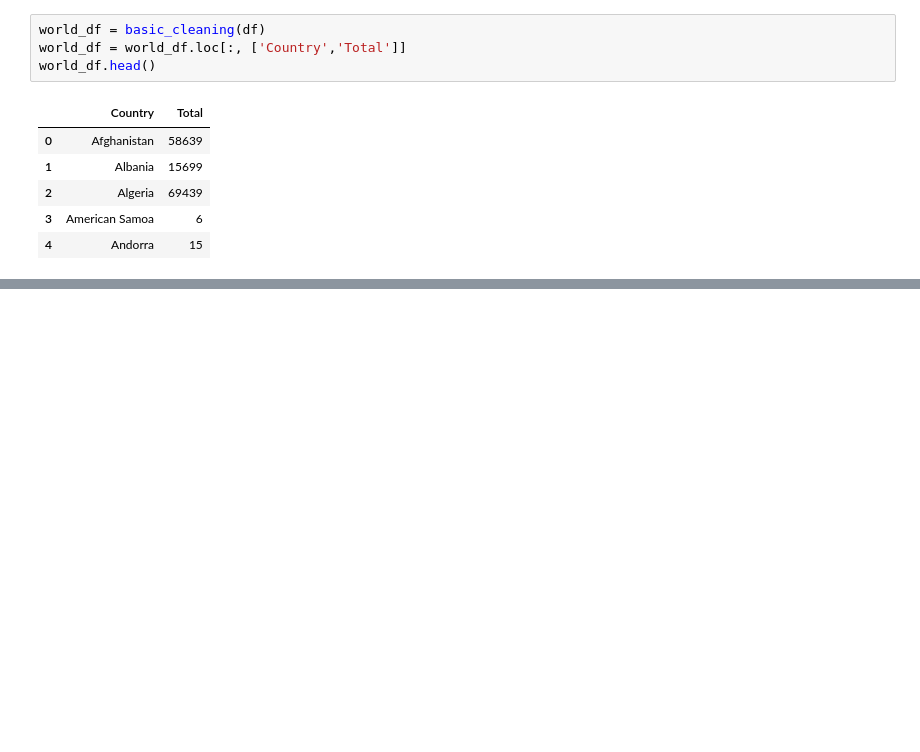
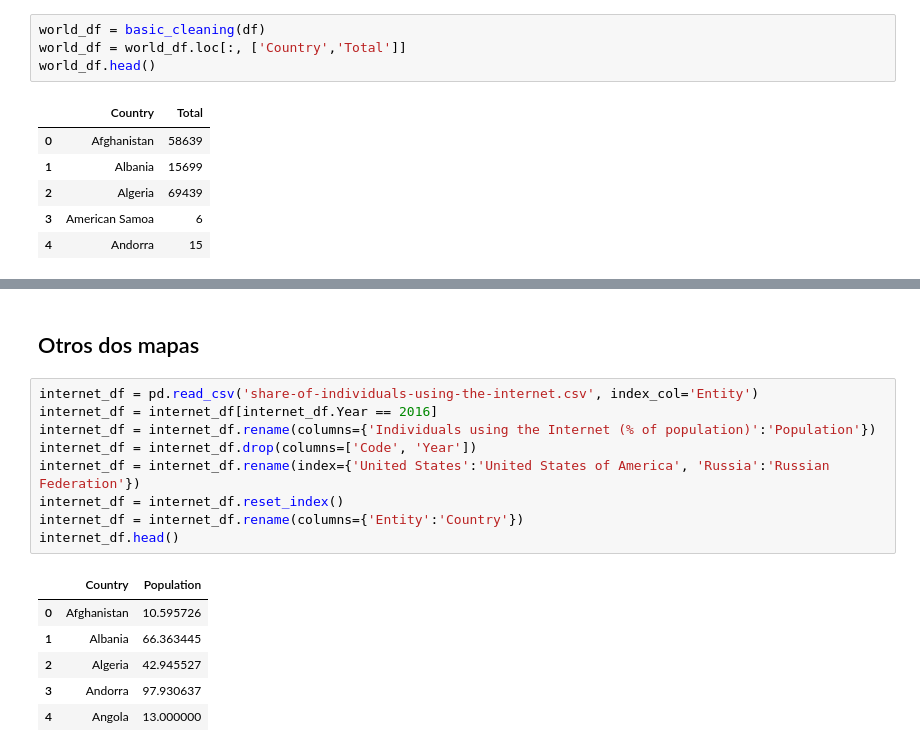
Before and after one commit to nestorivanmo/iimas-data-science, a Jupyter notebook: spring-21/vi/practicas/8-mapas/code.ipynb, the cells around one changed output, grey strips where cells are left out. Drawn from its saved outputs; the diff is of its cells as text; blank space fills up the shorter version.

```diff
--- a/spring-21/vi/practicas/8-mapas/code.ipynb
+++ b/spring-21/vi/practicas/8-mapas/code.ipynb
@@ -336,3 +352,21 @@ folium.LayerControl().add_to(m)
 m
 # %% [output]
 [interactive output not drawn]
+# %% [markdown]
+## Otros dos mapas
+# %%
+internet_df = pd.read_csv('share-of-individuals-using-the-internet.csv', index_col='Entity')
+internet_df = internet_df[internet_df.Year == 2016]
+internet_df = internet_df.rename(columns={'Individuals using the Internet (% of population)':'Population'})
+internet_df = internet_df.drop(columns=['Code', 'Year'])
+internet_df = internet_df.rename(index={'United States':'United States of America', 'Russia':'Russian Federation'})
+internet_df = internet_df.reset_index()
+internet_df = internet_df.rename(columns={'Entity':'Country'})
+internet_df.head()
+# %% [output]
+|  | Country | Population |
+| 0 | Afghanistan | 10.595726 |
+| 1 | Albania | 66.363445 |
+| 2 | Algeria | 42.945527 |
+| 3 | Andorra | 97.930637 |
+| 4 | Angola | 13.000000 |
```
Also changed, not shown: parts of 7 cells of this notebook, 2 other files.
